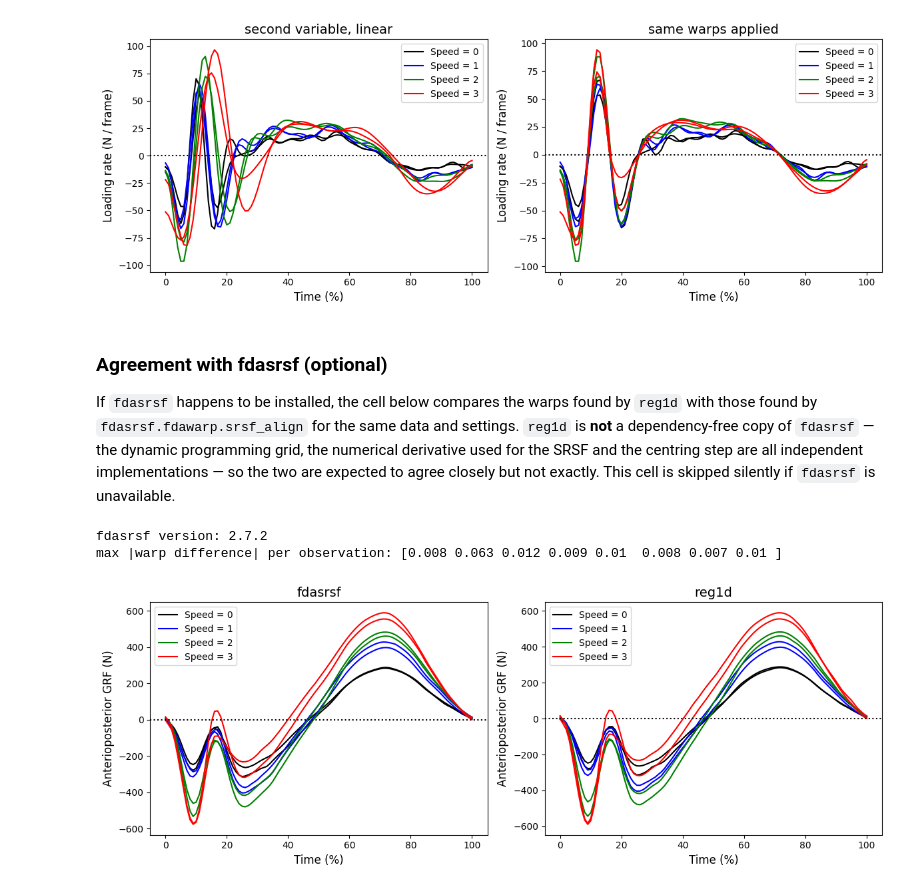
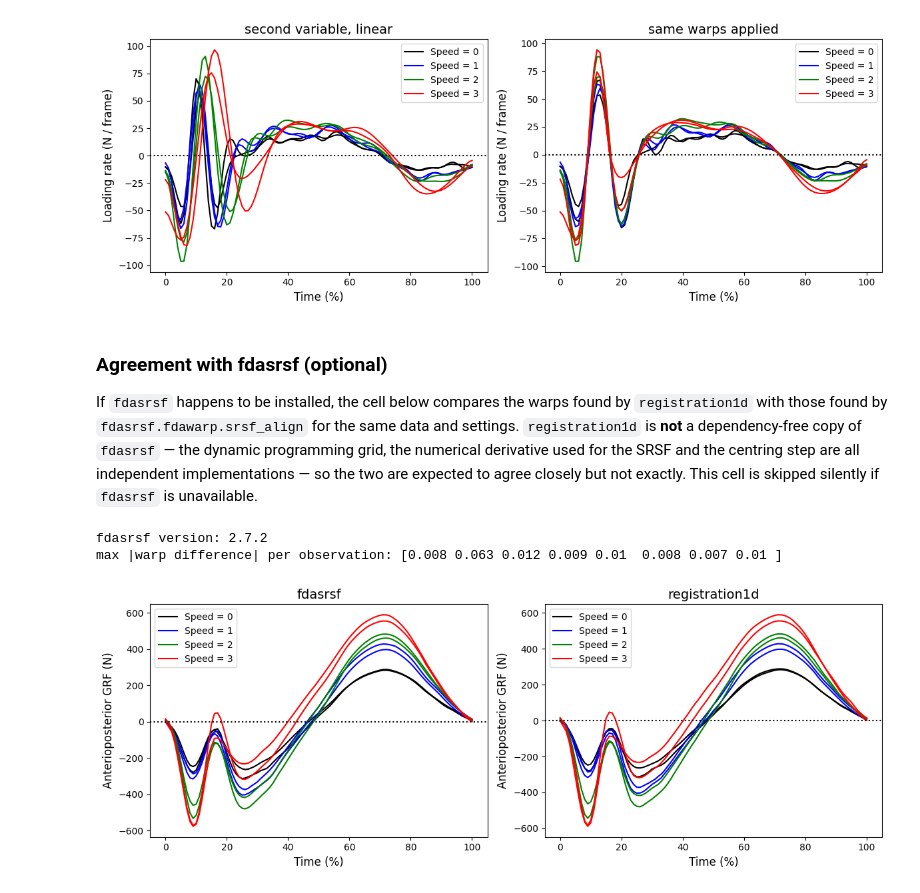
Before and after one commit to 0todd0000/registration1d, a Jupyter notebook: notebooks/1-Registration.ipynb, the cells around one changed output. Cells and saved outputs as stored; diff of their text form; code cells hidden in the pictures.

Commit message:
rename package to registration1d

```diff
--- a/notebooks/1-Registration.ipynb
+++ b/notebooks/1-Registration.ipynb
@@ -182,30 +182,30 @@ max |unapply(y) - yi| / max|yi| = 0.0183
 # %% [markdown]
 ### Agreement with fdasrsf (optional)
 
-If `fdasrsf` happens to be installed, the cell below compares the warps found by `reg1d` with
-those found by `fdasrsf.fdawarp.srsf_align` for the same data and settings. `reg1d` is **not**
+If `fdasrsf` happens to be installed, the cell below compares the warps found by `registration1d` with
+those found by `fdasrsf.fdawarp.srsf_align` for the same data and settings. `registration1d` is **not**
 a dependency-free copy of `fdasrsf` — the dynamic programming grid, the numerical derivative used
 for the SRSF and the centring step are all independent implementations — so the two are expected
 to agree closely but not exactly. This cell is skipped silently if `fdasrsf` is unavailable.
 # %%
 try:
     import fdasrsf, io, contextlib
     t   = np.linspace(0, 1, 101)
     with contextlib.redirect_stdout(io.StringIO()):
         fw = fdasrsf.fdawarp(yi.T, t)
         fw.srsf_align(MaxItr=5)
     wf_fdasrsf = fw.gam.T
     yr, wf = reg1d.register_srsf(yi, max_iter=5, lam=0)      # fdasrsf settings: no penalty
     print('fdasrsf version:', fdasrsf.__version__)
     print('max |warp difference| per observation:', np.abs(wf - wf_fdasrsf).max(axis=1).round(3))
     fig,AX = plt.subplots(1, 2, figsize=(12,4.5))
     plot_Dorn2012(fw.fn.T, xlabel='Time (%)', title='fdasrsf', ax=AX[0])
-    plot_Dorn2012(yr, xlabel='Time (%)', title='reg1d', ax=AX[1])
+    plot_Dorn2012(yr, xlabel='Time (%)', title='registration1d', ax=AX[1])
     plt.tight_layout()
     plt.show()
 except ImportError:
     print('fdasrsf is not installed; comparison skipped')
 # %% [output]
 fdasrsf version: 2.7.2
 max |warp difference| per observation: [0.008 0.063 0.012 0.009 0.01  0.008 0.007 0.01 ]
-[figure, old version]
+[figure, new version]
```
Also changed, not shown: parts of 2 cells of this notebook, 44 other files.
